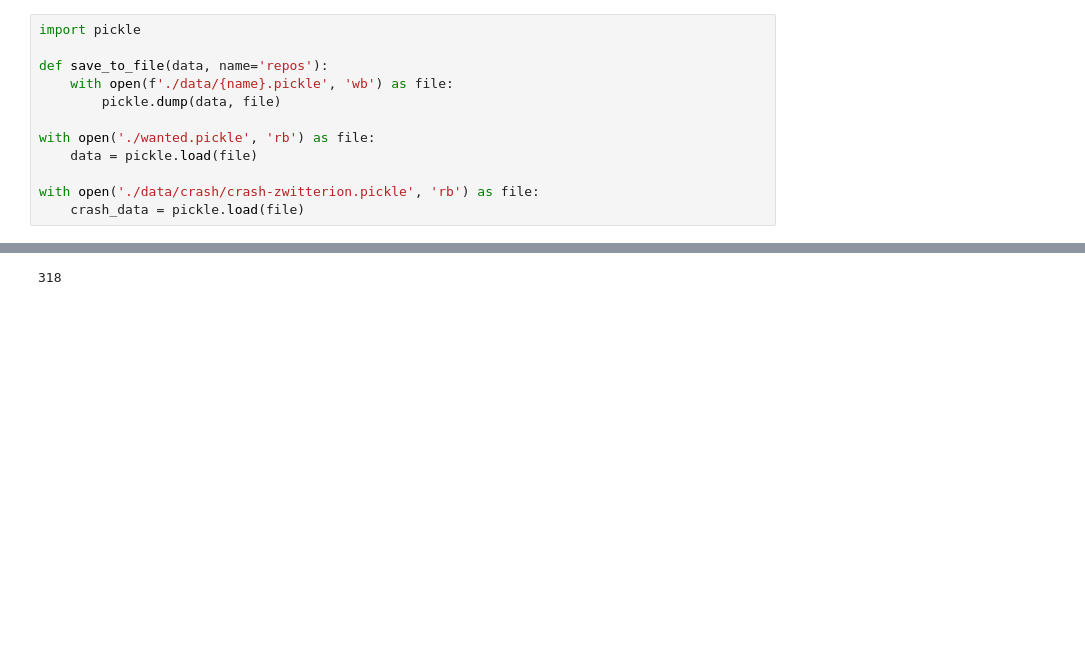
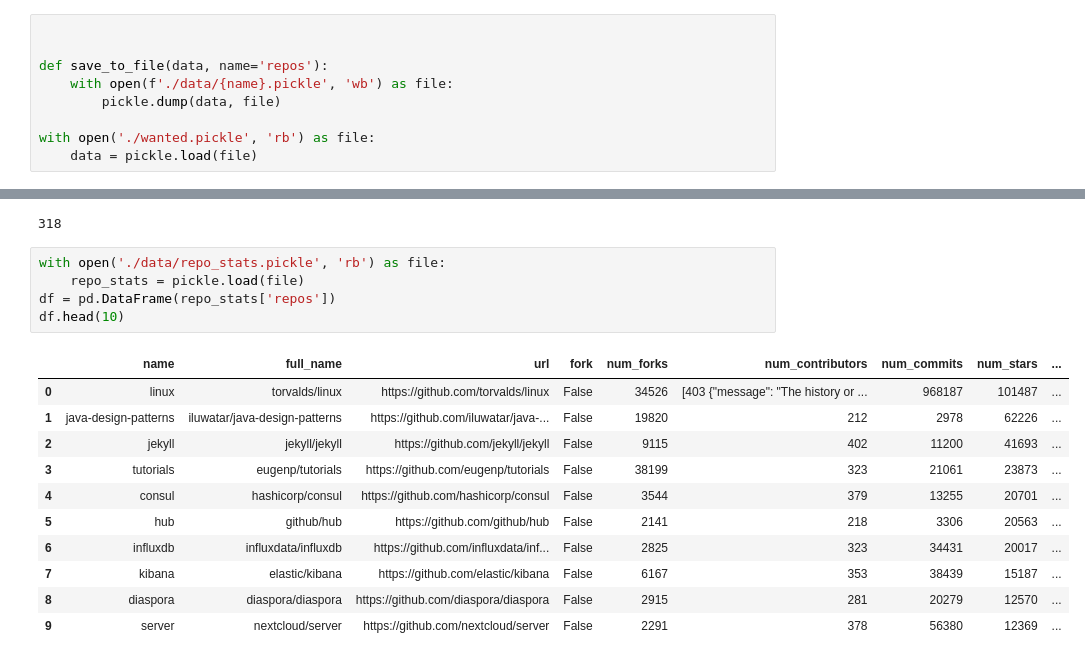
Before and after one commit to CodeOneTwo/software-composition-seminar, a Jupyter notebook: WIP-Inspect pickle.ipynb, the cells around one changed output, grey strips where cells are left out. Cells and saved outputs as stored; diff of their text form; blank space fills up the shorter version.

Commit message:
added a lot of processed data

```diff
--- a/Inspect pickle.ipynb
+++ b/WIP-Inspect pickle.ipynb
@@ -1,5 +7,5 @@
 # %%
-import pickle
+
 
 def save_to_file(data, name='repos'):
     with open(f'./data/{name}.pickle', 'wb') as file:
@@ -7,9 +13,6 @@ def save_to_file(data, name='repos'):
 
 with open('./wanted.pickle', 'rb') as file:
     data = pickle.load(file)
-
-with open('./data/crash/crash-zwitterion.pickle', 'rb') as file:
-    crash_data = pickle.load(file)
 # %%
 data
 # %% [output]
@@ -116,3 +119,20 @@ repo_stats
 len(repo_stats['repos'])
 # %% [output]
 318
+# %%
+with open('./data/repo_stats.pickle', 'rb') as file:
+    repo_stats = pickle.load(file)
+df = pd.DataFrame(repo_stats['repos'])
+df.head(10)
+# %% [output]
+|  | name | full_name | url | fork | num_forks | num_contributors | num_commits | num_stars | ... |
+| 0 | linux | torvalds/linux | https://github.com/torvalds/linux | False | 34526 | [403 {"message": "The history or ... | 968187 | 101487 | ... |
+| 1 | java-design-patterns | iluwatar/java-design-patterns | https://github.com/iluwatar/java-... | False | 19820 | 212 | 2978 | 62226 | ... |
+| 2 | jekyll | jekyll/jekyll | https://github.com/jekyll/jekyll | False | 9115 | 402 | 11200 | 41693 | ... |
+| 3 | tutorials | eugenp/tutorials | https://github.com/eugenp/tutorials | False | 38199 | 323 | 21061 | 23873 | ... |
+| 4 | consul | hashicorp/consul | https://github.com/hashicorp/consul | False | 3544 | 379 | 13255 | 20701 | ... |
+| 5 | hub | github/hub | https://github.com/github/hub | False | 2141 | 218 | 3306 | 20563 | ... |
+| 6 | influxdb | influxdata/influxdb | https://github.com/influxdata/inf... | False | 2825 | 323 | 34431 | 20017 | ... |
+| 7 | kibana | elastic/kibana | https://github.com/elastic/kibana | False | 6167 | 353 | 38439 | 15187 | ... |
+| 8 | diaspora | diaspora/diaspora | https://github.com/diaspora/diaspora | False | 2915 | 281 | 20279 | 12570 | ... |
+| 9 | server | nextcloud/server | https://github.com/nextcloud/server | False | 2291 | 378 | 56380 | 12369 | ... |
```
Also changed, not shown: parts of 4 cells of this notebook, 19 other files.
